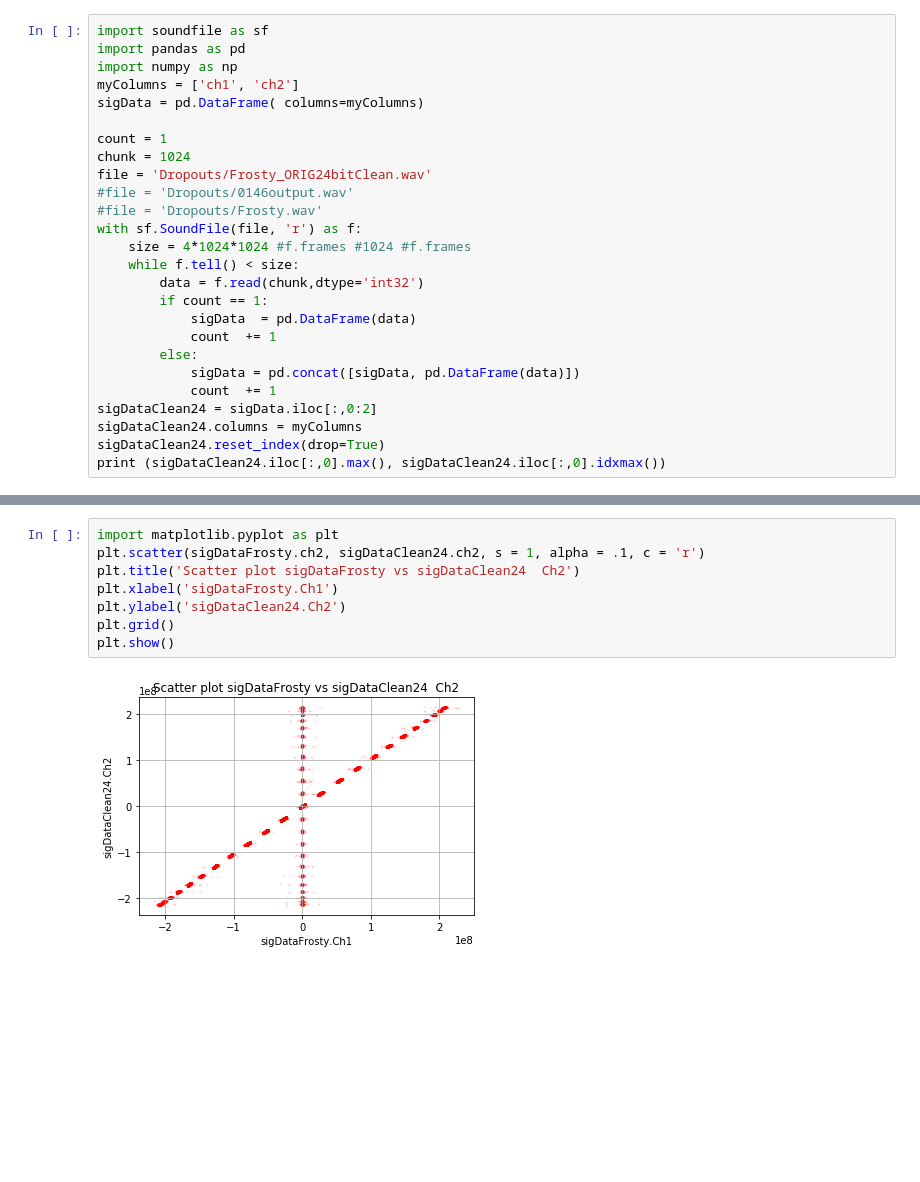
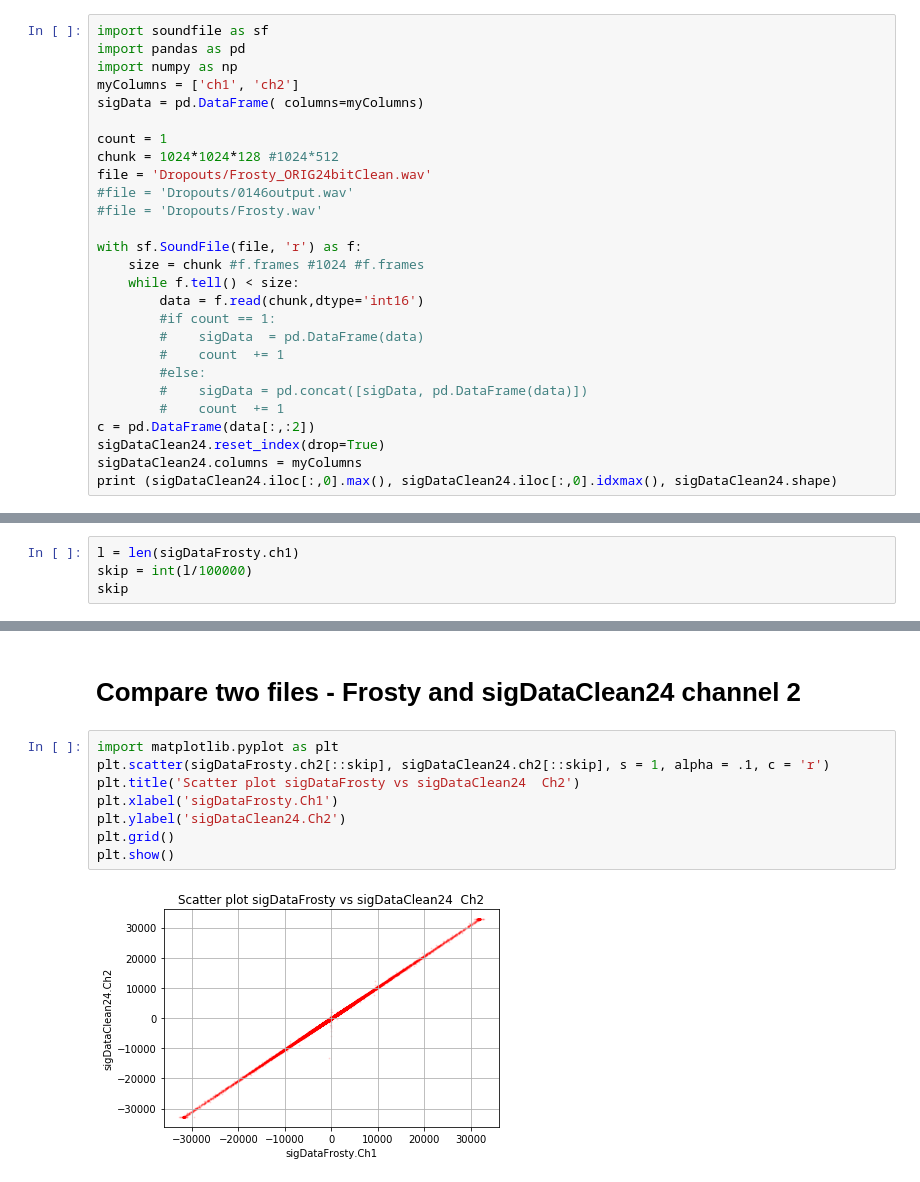
Before and after one commit to zmadscientist/AudioTools, a Jupyter notebook: ReadingAndComparingWavs.ipynb, the cells around one changed output, grey strips where cells are left out. Drawn from its saved outputs; the diff is of its cells as text; blank space fills up the shorter version.

```diff
--- a/ReadingAndComparingWavs.ipynb
+++ b/ReadingAndComparingWavs.ipynb
@@ -41,22 +49,23 @@ myColumns = ['ch1', 'ch2']
 sigData = pd.DataFrame( columns=myColumns)
 
 count = 1
-chunk = 1024
+chunk = 1024*1024*128 #1024*512
 file = 'Dropouts/Frosty_ORIG24bitClean.wav'
 #file = 'Dropouts/0146output.wav'
 #file = 'Dropouts/Frosty.wav'
+
 with sf.SoundFile(file, 'r') as f:
-    size = 4*1024*1024 #f.frames #1024 #f.frames
+    size = chunk #f.frames #1024 #f.frames
     while f.tell() < size:
-        data = f.read(chunk,dtype='int32')
-        if count == 1:
-            sigData  = pd.DataFrame(data)
-            count  += 1
-        else:
-            sigData = pd.concat([sigData, pd.DataFrame(data)])
-            count  += 1
-sigDataClean24 = sigData.iloc[:,0:2]
+        data = f.read(chunk,dtype='int16')
+        #if count == 1:
+        #    sigData  = pd.DataFrame(data)
+        #    count  += 1
+        #else:
+        #    sigData = pd.concat([sigData, pd.DataFrame(data)])
+        #    count  += 1
+c = pd.DataFrame(data[:,:2])
+sigDataClean24.reset_index(drop=True)
 sigDataClean24.columns = myColumns
-sigDataClean24.reset_index(drop=True)
-print (sigDataClean24.iloc[:,0].max(), sigDataClean24.iloc[:,0].idxmax())
+print (sigDataClean24.iloc[:,0].max(), sigDataClean24.iloc[:,0].idxmax(), sigDataClean24.shape)
 # %% [output]
@@ -72,0 +106,4 @@ sigDataClean24.head()
+# %%
+l = len(sigDataFrosty.ch1)
+skip = int(l/100000)
+skip
@@ -103,13 +149,15 @@ plt.show()
+# %% [markdown]
+# Compare two files - Frosty and sigDataClean24 channel 2
 # %%
 import matplotlib.pyplot as plt
-plt.scatter(sigDataFrosty.ch2, sigDataClean24.ch2, s = 1, alpha = .1, c = 'r')
+plt.scatter(sigDataFrosty.ch2[::skip], sigDataClean24.ch2[::skip], s = 1, alpha = .1, c = 'r')
 plt.title('Scatter plot sigDataFrosty vs sigDataClean24  Ch2')
 plt.xlabel('sigDataFrosty.Ch1')
 plt.ylabel('sigDataClean24.Ch2')
 plt.grid()
 plt.show()
 # %% [output]
-[figure, old version]
+[figure, new version]
 # %%
 sigDataFrosty.max(), sigDataFrosty.idxmax()
 # %% [output]
```
Also changed, not shown: parts of 34 cells of this notebook.
